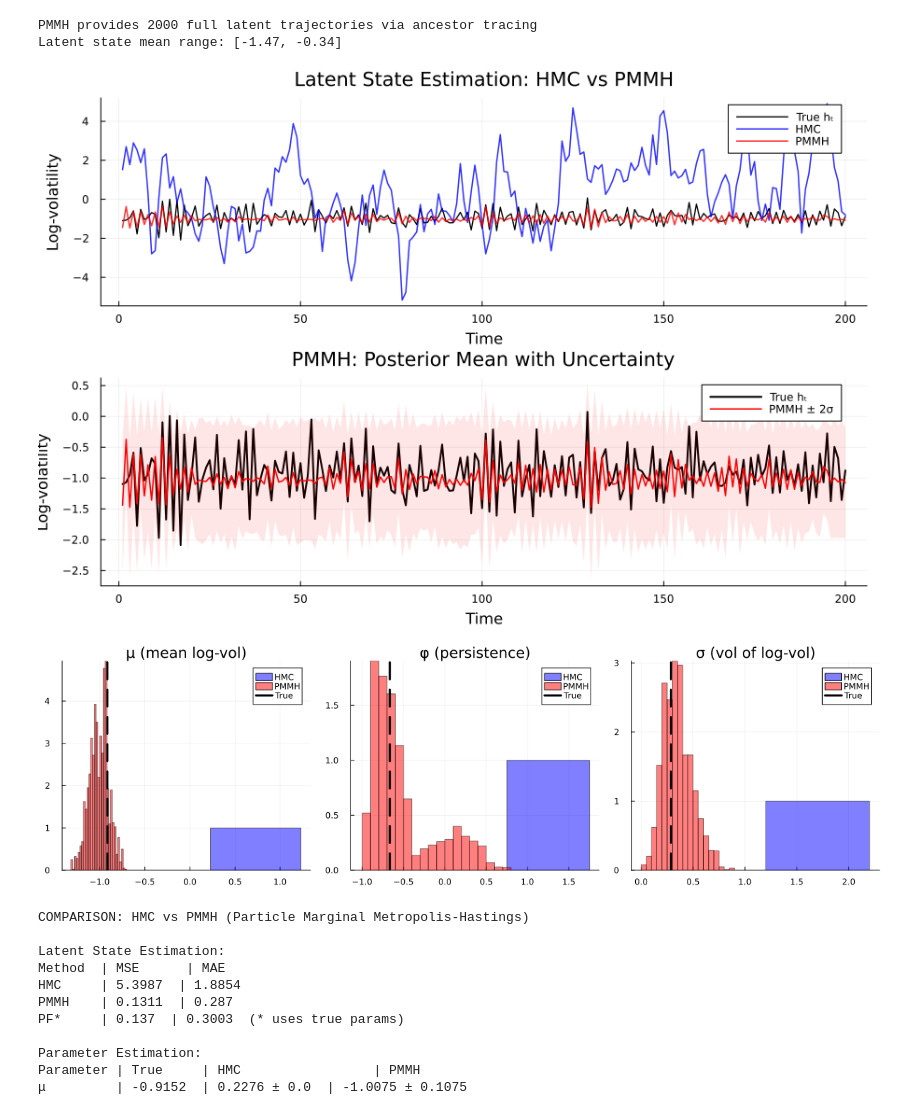
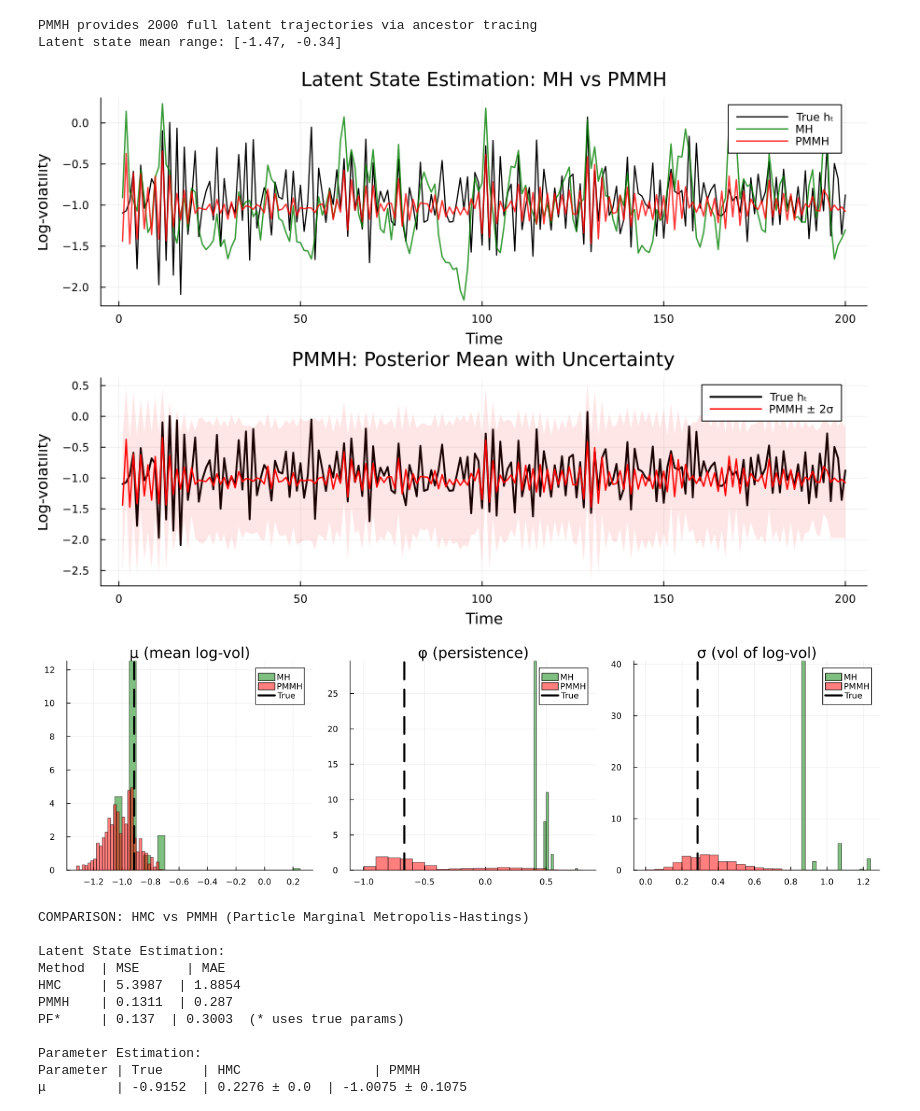
Before and after one commit to squarerootminusone/pmi, a Jupyter notebook: ivan/stochastic_volatility_submission.ipynb, the cells around one changed output. Drawn from its saved outputs; the diff is of its cells as text; code cells hidden in the pictures.

Commit message:
some visualisations changed

```diff
--- a/ivan/stochastic_volatility_submission.ipynb
+++ b/ivan/stochastic_volatility_submission.ipynb
@@ -997,15 +997,15 @@ println("Latent state mean range: [$(round(minimum(h_pmmh), digits=2)), $(round(
 PMMH provides 2000 full latent trajectories via ancestor tracing
 Latent state mean range: [-1.47, -0.34]
 # %%
-# Compare PMMH vs other methods: Latent States
+# Compare PMMH vs MH: Latent States
 ts = 1:T
 
 p1 = plot(ts, h_true, label="True hₜ", color=:black, linewidth=1.3, alpha=1)
-plot!(p1, ts, h_hmc, label="HMC", color=:blue, linewidth=1.5, alpha=0.8)
+plot!(p1, ts, h_mh, label="MH", color=:green, linewidth=1.5, alpha=0.8)
 plot!(p1, ts, h_pmmh, label="PMMH", color=:red, linewidth=1.5, alpha=0.8)
 xlabel!(p1, "Time")
 ylabel!(p1, "Log-volatility")
-title!(p1, "Latent State Estimation: HMC vs PMMH")
+title!(p1, "Latent State Estimation: MH vs PMMH")
 
 # Uncertainty bands for PMMH
 p2 = plot(ts, h_true, label="True hₜ", color=:black, linewidth=2)
@@ -1017,30 +1017,30 @@ title!(p2, "PMMH: Posterior Mean with Uncertainty")
 
 plot(p1, p2, layout=(2, 1), size=(900, 600), legend=:topright)
 # %% [output]
-[figure, old version]
+[figure, new version]
 # %%
-# Compare parameter posteriors: HMC vs PMMH
-p1 = histogram(μs_hmc, bins=30, normalize=:pdf, alpha=0.5, color=:blue, label="HMC")
+# Compare parameter posteriors: MH vs PMMH
+p1 = histogram(μs_mh, bins=30, normalize=:pdf, alpha=0.5, color=:green, label="MH")
 histogram!(p1, μs_pmmh, bins=30, normalize=:pdf, alpha=0.5, color=:red, label="PMMH")
 vline!(p1, [true_params.μ], color=:black, linewidth=3, linestyle=:dash, label="True")
 xlabel!(p1, "μ")
 title!(p1, "μ (mean log-vol)")
 
-p2 = histogram(φs_hmc, bins=30, normalize=:pdf, alpha=0.5, color=:blue, label="HMC")
+p2 = histogram(φs_mh, bins=30, normalize=:pdf, alpha=0.5, color=:green, label="MH")
 histogram!(p2, φs_pmmh, bins=30, normalize=:pdf, alpha=0.5, color=:red, label="PMMH")
 vline!(p2, [true_params.φ], color=:black, linewidth=3, linestyle=:dash, label="True")
 xlabel!(p2, "φ")
 title!(p2, "φ (persistence)")
 
-p3 = histogram(σs_hmc, bins=30, normalize=:pdf, alpha=0.5, color=:blue, label="HMC")
+p3 = histogram(σs_mh, bins=30, normalize=:pdf, alpha=0.5, color=:green, label="MH")
 histogram!(p3, σs_pmmh, bins=30, normalize=:pdf, alpha=0.5, color=:red, label="PMMH")
 vline!(p3, [true_params.σ], color=:black, linewidth=3, linestyle=:dash, label="True")
 xlabel!(p3, "σ")
 title!(p3, "σ (vol of log-vol)")
 
 plot(p1, p2, p3, layout=(1, 3), size=(1200, 350), legend=:topright)
 # %% [output]
-[figure, old version]
+[figure, new version]
 # %%
 # Summary comparison: HMC vs PMMH
 mse_pmmh = mean((h_pmmh .- h_true).^2)
```
